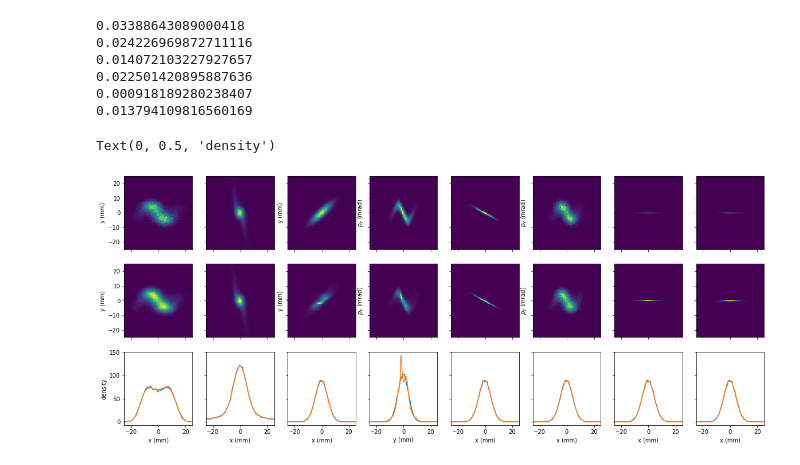
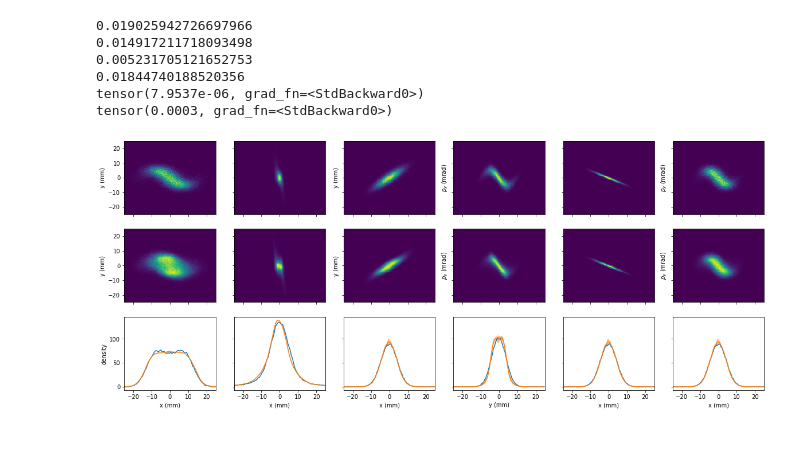
Before and after one commit to roussel-ryan/gpsr, a Jupyter notebook: modeling_experiments/case1/model_analysis.ipynb, the cells around one changed output. Drawn from its saved outputs; the diff is of its cells as text; code cells hidden in the pictures.

```diff
--- a/modeling_experiments/case1/model_analysis.ipynb
+++ b/modeling_experiments/case1/model_analysis.ipynb
@@ -2,10 +2,10 @@
 import torch
 from copy import deepcopy
 from torch.utils.data import DataLoader, Dataset, random_split
-from torchensemble import VotingRegressor
+from torchensemble import VotingRegressor, SnapshotEnsembleRegressor
 import matplotlib.pyplot as plt
 from modeling import Imager, InitialBeam, QuadScanTransport, \
-    NonparametricTransformLReLU
+    NonparametricTransform
 from fitting import QuadScanModel, ImageDataset
 
 gt_initial_beam = torch.load("../../test_case/ground_truth_dist.pt")
@@ -17,10 +17,10 @@ bins = torch.load("../../test_case/bins.pt")
 #bins = (bins[:-1] + bins[1:])/2
 xx = torch.meshgrid(bins, bins)
 
-all_k = all_k.cpu()
-all_images = all_images.cpu()
+all_k = all_k.cpu()[::2]
+all_images = all_images.cpu()[::2]
 
-for ele in all_images[::2]:
+for ele in all_images[::10]:
     plt.figure()
     plt.imshow(ele[0])
 
@@ -39,7 +39,8 @@ defaults = {
     "mc2": torch.tensor(0.511e6).float(),
 }
 
-transformer = NonparametricTransformLReLU(2, 20)
+transformer = NonparametricTransform(2, 100, 0.0, torch.nn.Tanh())
+#transformer.eval()
 
 module_kwargs = {
     "initial_beam": InitialBeam(100000, transformer, **defaults),
@@ -48,13 +49,18 @@ module_kwargs = {
     "condition": False
 }
 
-
 ensemble = VotingRegressor(
     estimator=QuadScanModel,
     estimator_args=module_kwargs,
-    n_estimators=1,
-    n_jobs=1
+    n_estimators=5,
 )
+
+#ensemble = VotingRegressor(
+#    estimator=QuadScanModel,
+#    estimator_args=module_kwargs,
+#    n_estimators=1,
+#    n_jobs=1
+#)
 
 class CustomLoss(torch.nn.MSELoss):
     pass
@@ -70,5 +76,6 @@ ensemble.set_optimizer(
 
 from torchensemble.utils import io
 io.load(ensemble, ".")
+ensemble = ensemble
 ensemble.cpu();
 # %% [output]
@@ -237,19 +237,21 @@ pred_initial_beams = [ele.beam_generator() for ele in ensemble]
 # %%
 from visualization import add_image, add_projection, add_image_projection
 import numpy as np
-pairs = [["x","y"],["y","yp"],["x", "xp"],["x","yp"],["x","z"],["x","pz"]]
+pairs = [["x","y"],["y","yp"],["x", "xp"],["x","yp"]]
 fig,ax = plt.subplots(3,len(pairs)+2, sharex="col",sharey="row")
 fig.set_size_inches(20,8)
 
 plot_bins = bins
 #plot_bins = plot_bins * 1e3
 
+vmax = 1e5
 for g, pair in enumerate(pairs):
     i = g + 2
     _, gt_image = add_image(ax[0][i], *pair, [gt_initial_beam], plot_bins,
-                            scale_axis=1e3)
+                            scale_axis=1e3)#,vmax=vmax)
+    #print(np.max(gt_image))
     _, pred_image = add_image(ax[1][i], *pair, pred_initial_beams, plot_bins,
-                           scale_axis=1e3)
+                           scale_axis=1e3)#,vmax=vmax)
 
     # calculate rms error
     rms_error = np.sqrt(((gt_image - pred_image)**2).sum() / gt_image.size)
@@ -267,48 +269,50 @@ for g, pair in enumerate(pairs):
 
     ax[2][i].set_xlabel(pair[0] + " (mm)")
 
-idxs = [0,-1]
+idxs = [train_dset.indices[0],test_dset.indices[0]]
 
 for j, idx in enumerate(idxs):
 
     ax[0][j].pcolor(xx[0]*1e3,xx[1]*1e3, all_images[idx,0])
     ax[1][j].pcolor(xx[0]*1e3,xx[1]*1e3, model_pred[idx,0])
 
     ax[0][j].collections[0].set_rasterized(True)
 
     for ele in [all_images, model_pred]:
         proj = ele[idx,0].sum(dim=0)
         proj = proj / (proj.sum()*(plot_bins[-1]- plot_bins[-2]))
 
         ax[2,j].plot(plot_bins*1e3*2, proj)
 
     ax[0][j].set_xlim(-25,25)
     ax[0][j].set_ylim(-25,25)
     ax[1][j].set_ylim(-25,25)
 
 # set rasterization for pcolor
 for k in range(ax.shape[-1]):
     ax[0,k].collections[0].set_rasterized(True)
     ax[1,k].collections[0].set_rasterized(True)
 
 
 ax[-1,0].set_xlabel('x (mm)')
 ax[-1,1].set_xlabel('x (mm)')
 
 ax[0,0].set_ylabel('y (mm)')
 ax[1,0].set_ylabel('y (mm)')
 ax[2,0].set_ylabel('density')
 
+print(pred_initial_beams[0].z.std())
+print(pred_initial_beams[0].pz.std())
+
 #fig.savefig("testfig.svg")
 # %% [output]
-0.03388643089000418
-0.024226969872711116
-0.014072103227927657
-0.022501420895887636
-0.000918189280238407
-0.013794109816560169
+0.019025942726697966
+0.014917211718093498
+0.005231705121652753
+0.01844740188520356
+tensor(7.9537e-06, grad_fn=<StdBackward0>)
+tensor(0.0003, grad_fn=<StdBackward0>)
-Text(0, 0.5, 'density')
-[figure, old version]
+[figure, new version]
 # %%
 # calculate the covariances
 #torch.cov(gt_initial_beam.data.T)[:2,:2].det().sqrt()
```
Also changed, not shown: parts of 10 cells of this notebook, 10 other files.
